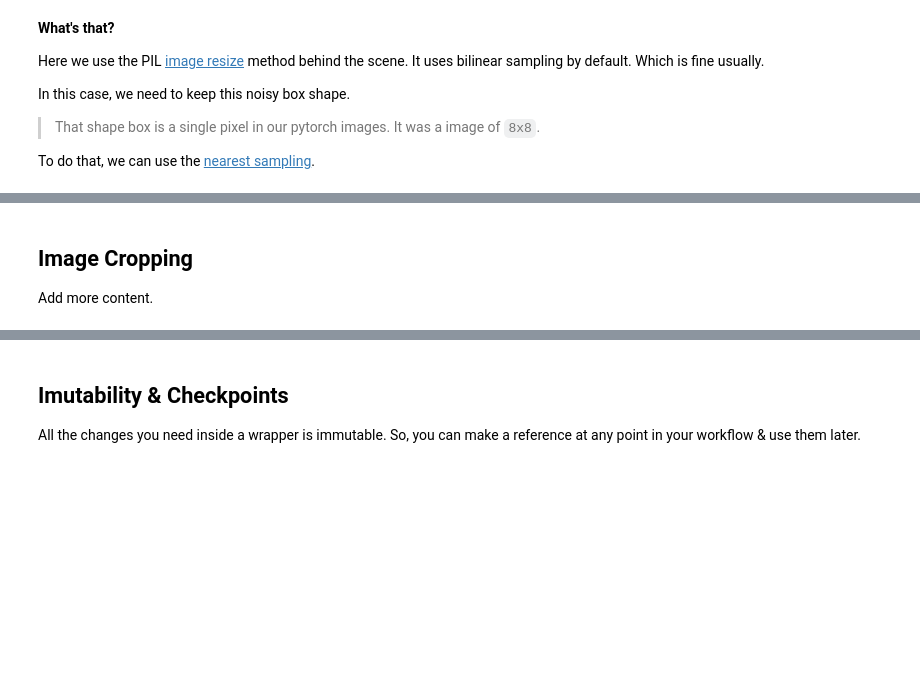
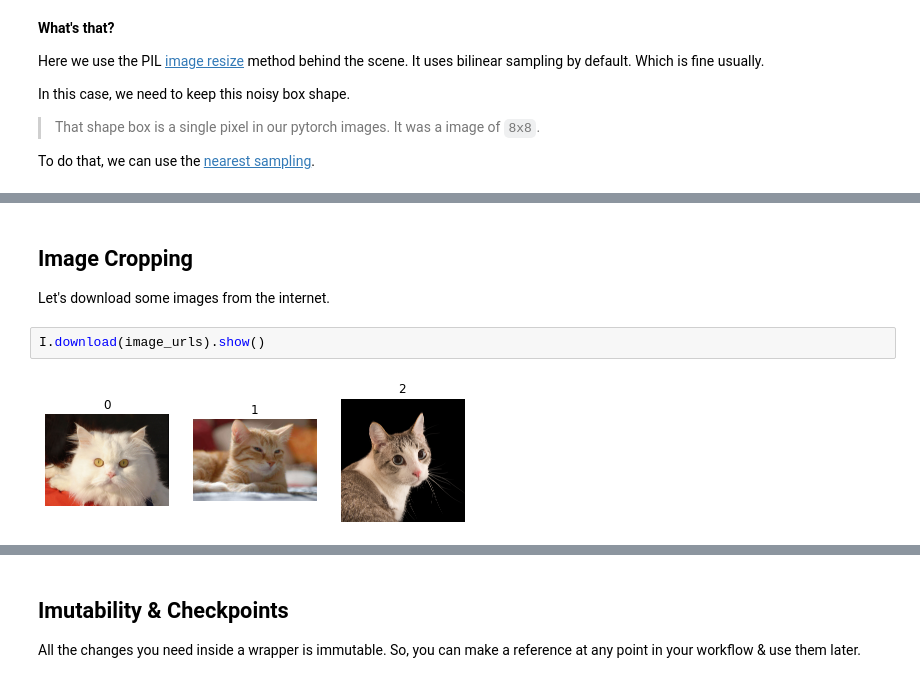
Before and after one commit to GDi4K/imitools, a Jupyter notebook: docs/tutorial.ipynb, the cells around one changed output, grey strips where cells are left out. Saved outputs shown, nothing was run; the diff lists cells and outputs as text; blank space fills up the shorter version.

```diff
--- a/docs/tutorial.ipynb
+++ b/docs/tutorial.ipynb
@@ -167,4 +167,8 @@ I.wrap(pt_images).resize((256, 128), resample=0).show(cols=10)
-# %% [markdown]
-## Image Cropping
-
-Add more content.
+# %% [markdown]
+## Image Cropping
+
+Let's download some images from the internet.
+# %%
+I.download(image_urls).show()
+# %% [output]
+[figure, added]
```
Also changed, not shown: parts of 34 cells of this notebook.
